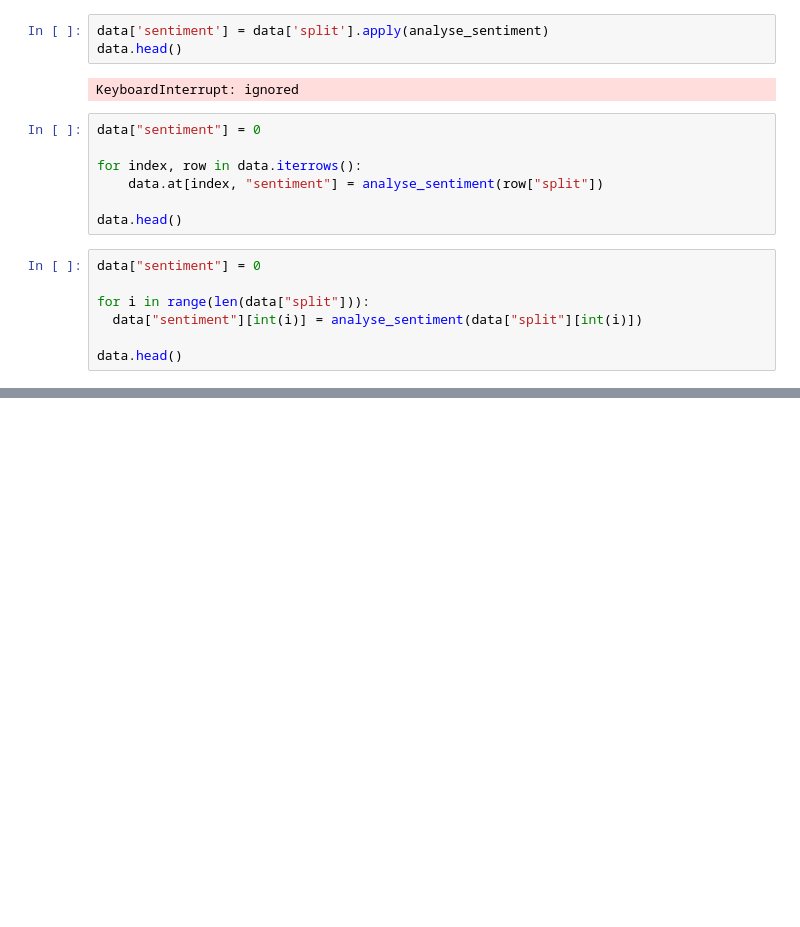
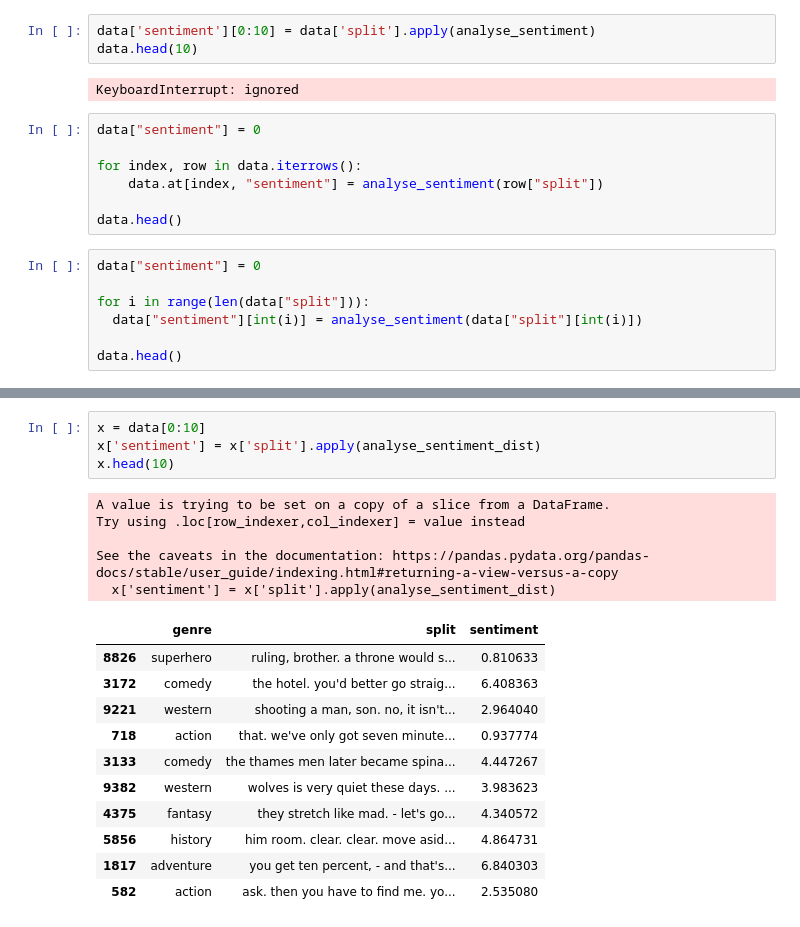
Before and after one commit to tiost100/Movie-Genre-Recognition, a Jupyter notebook: sentiment_classifier.ipynb, the cells around one changed output, grey strips where cells are left out. Saved outputs shown, nothing was run; the diff lists cells and outputs as text; blank space fills up the shorter version.

```diff
--- a/sentiment_classifier.ipynb
+++ b/sentiment_classifier.ipynb
@@ -88,6 +142,6 @@ def analyse_sentiment(text):
 # %%
-data['sentiment'] = data['split'].apply(analyse_sentiment)
-data.head()
+data['sentiment'][0:10] = data['split'].apply(analyse_sentiment)
+data.head(10)
 # %% [output]
 KeyboardInterrupt: ignored
 # %%
@@ -106,0 +191,21 @@ data.head()
+# %%
+x = data[0:10]
+x['sentiment'] = x['split'].apply(analyse_sentiment_dist)
+x.head(10)
+# %% [output]
+A value is trying to be set on a copy of a slice from a DataFrame.
+Try using .loc[row_indexer,col_indexer] = value instead
+
+See the caveats in the documentation: https://pandas.pydata.org/pandas-docs/stable/user_guide/indexing.html#returning-a-view-versus-a-copy
+  x['sentiment'] = x['split'].apply(analyse_sentiment_dist)
+|  | genre | split | sentiment |
+| 8826 | superhero | ruling, brother. a throne would s... | 0.810633 |
+| 3172 | comedy | the hotel. you'd better go straig... | 6.408363 |
+| 9221 | western | shooting a man, son. no, it isn't... | 2.964040 |
+| 718 | action | that. we've only got seven minute... | 0.937774 |
+| 3133 | comedy | the thames men later became spina... | 4.447267 |
+| 9382 | western | wolves is very quiet these days. ... | 3.983623 |
+| 4375 | fantasy | they stretch like mad. - let's go... | 4.340572 |
+| 5856 | history | him room. clear. clear. move asid... | 4.864731 |
+| 1817 | adventure | you get ten percent, - and that's... | 6.840303 |
+| 582 | action | ask. then you have to find me. yo... | 2.535080 |
```
Also changed, not shown: parts of 9 cells of this notebook.
